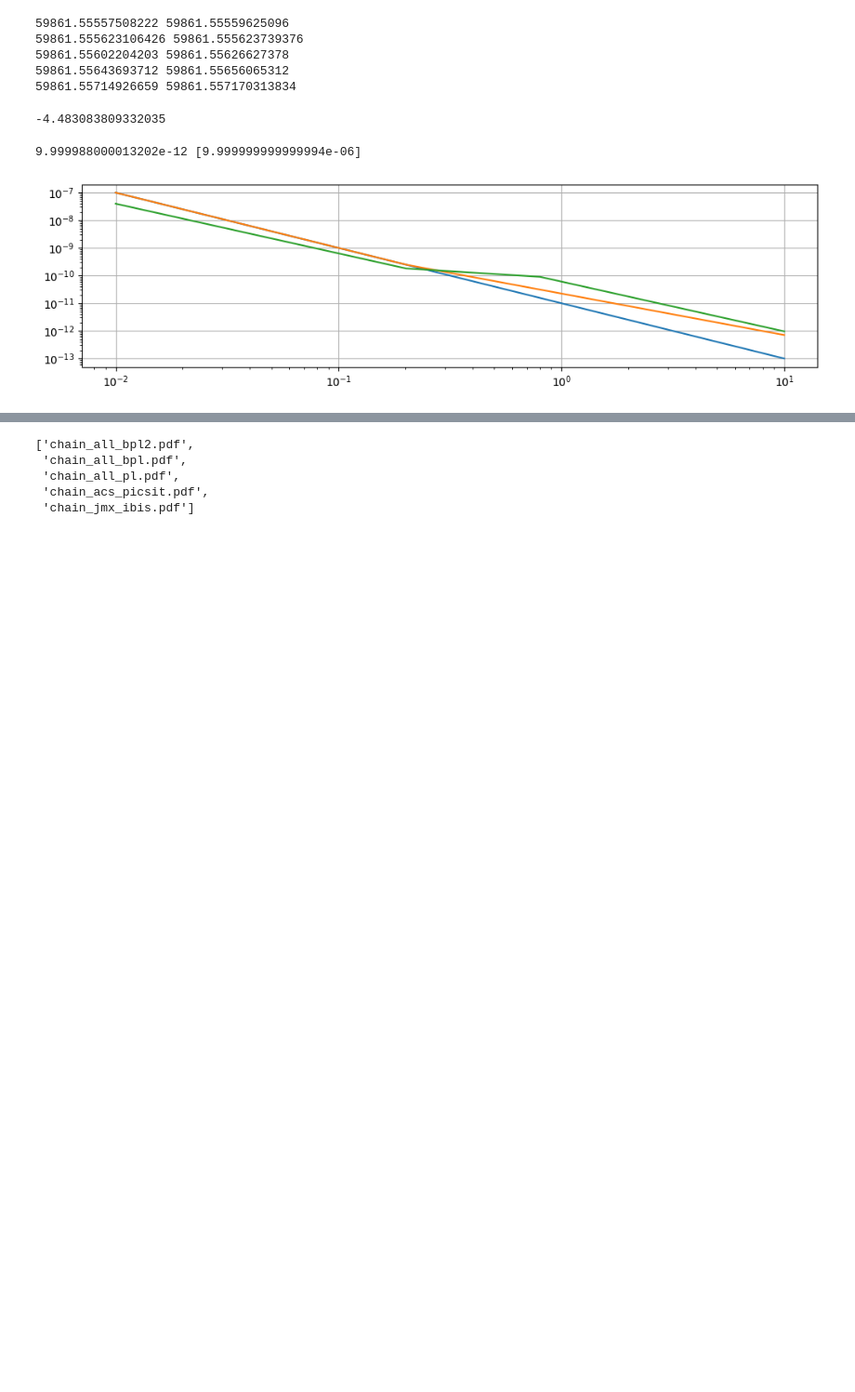
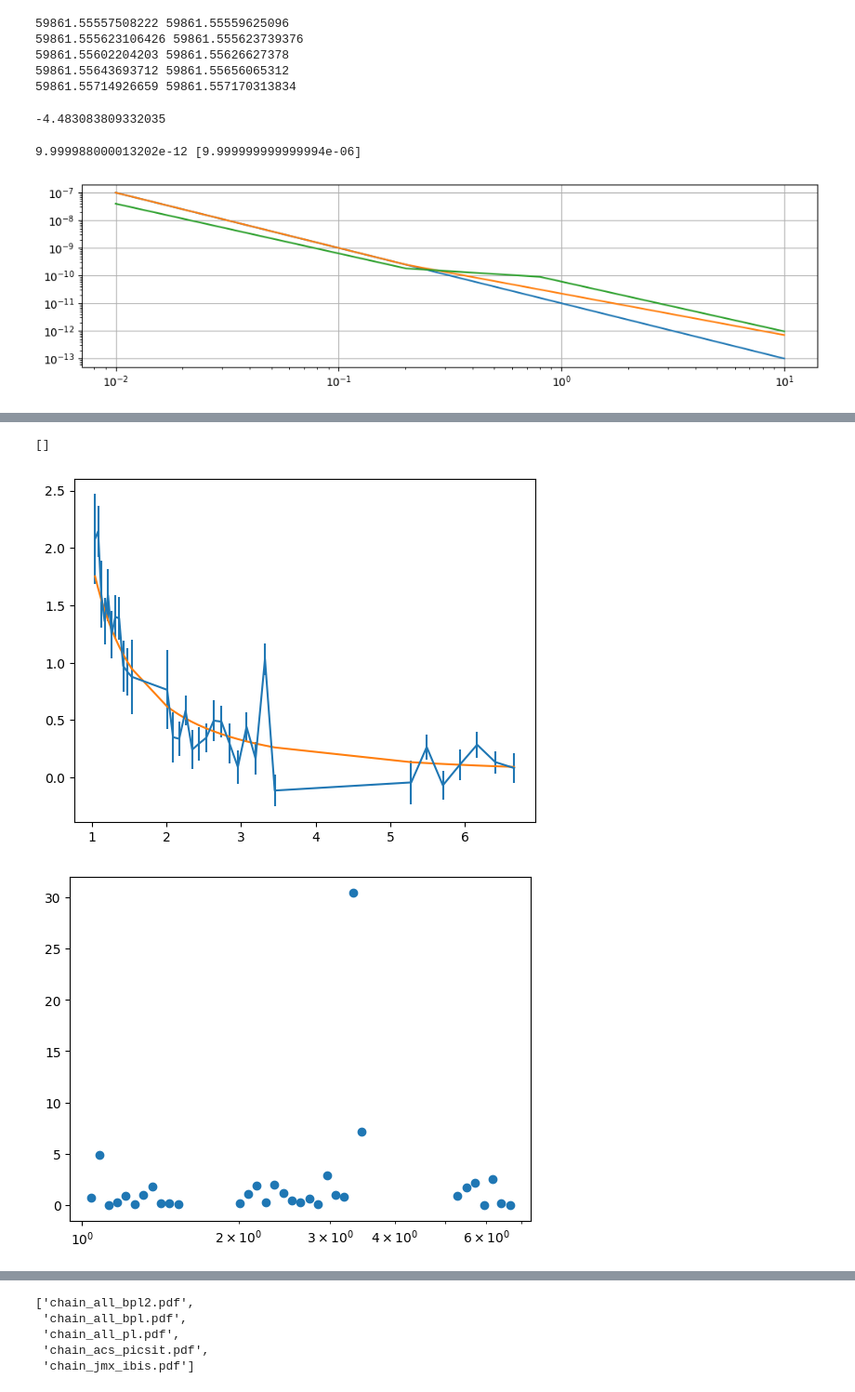
Before and after one commit to volodymyrss/grb221009, a Jupyter notebook: afterglow.ipynb, the cells around one changed output, grey strips where cells are left out. Shown at 93% size. Cells and saved outputs as stored; diff of their text form; code cells hidden in the pictures; blank space fills up the shorter version.

```diff
--- a/afterglow.ipynb
+++ b/afterglow.ipynb
@@ -987,0 +1031,39 @@ plt.savefig("st_models.png")
+# %%
+plt.figure()
+
+i = 'JMX1'
+
+c = conversion_for_instrument('picsit')
+
+plt.errorbar(
+    lc_by_instrument[i]['t'],
+    lc_by_instrument[i]['r'],
+    lc_by_instrument[i]['re']
+)
+
+model = s_t_model_gen(*ag_fit['jmx_ibis']['p_best'])(lc_by_instrument[i]['t'], i)
+
+plt.plot(
+    lc_by_instrument[i]['t'],
+    model
+)
+
+# plt.loglog()
+# plt.xlim([1,1.5])
+
+plt.figure()
+
+plt.scatter(
+    lc_by_instrument[i]['t'],
+    ((lc_by_instrument[i]['r'] - model) / lc_by_instrument[i]['re'])**2,
+)
+
+
+(((lc_by_instrument[i]['r'] - model) / lc_by_instrument[i]['re'])**2).mean()
+
+plt.semilogx()
+# plt.xlim([1,1.5])
+# %% [output]
+[]
+[figure, added]
+[figure, added]
```
Also changed, not shown: parts of 13 cells of this notebook, 3 other files.
